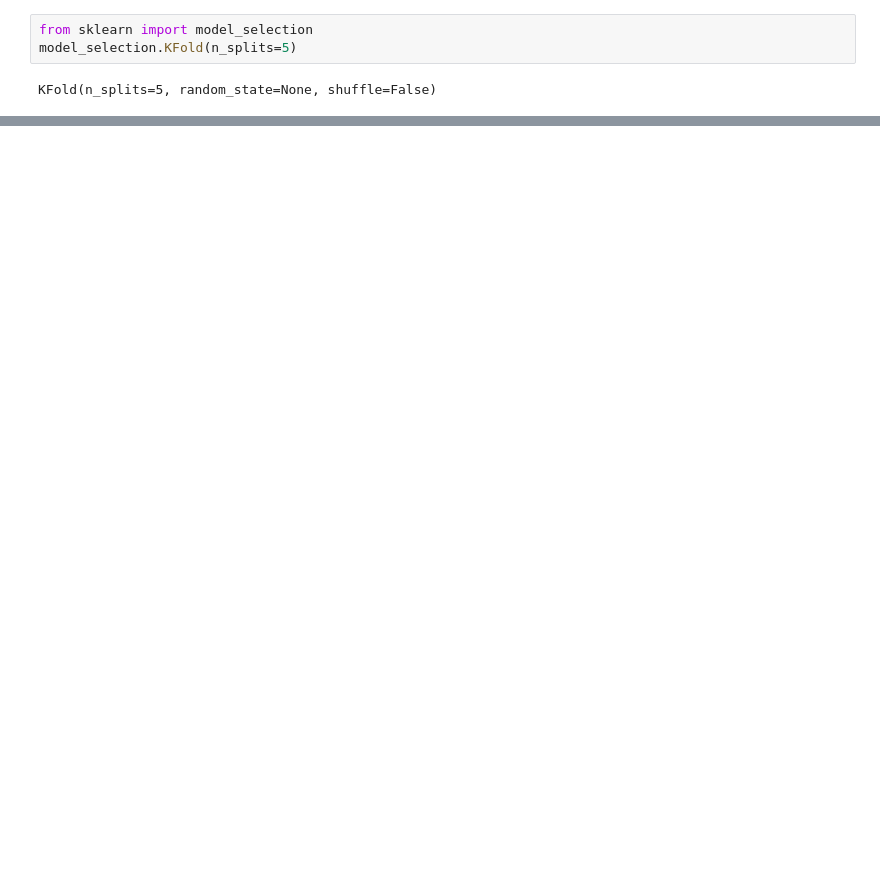
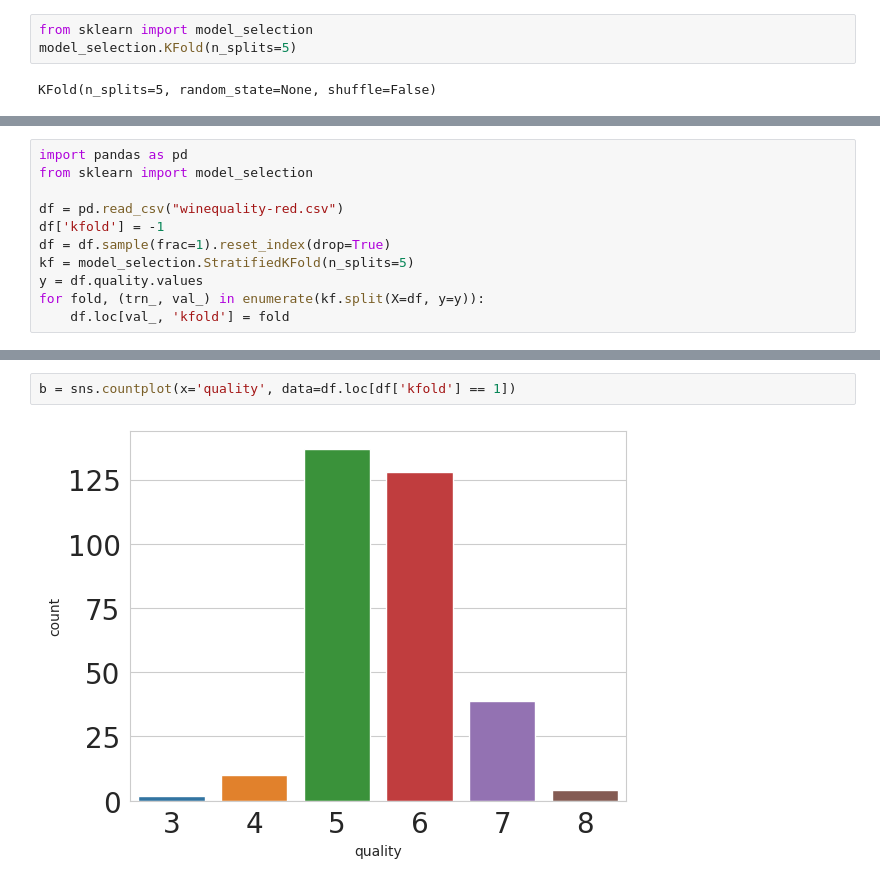
Before and after one commit to gavinloverqq/Exercise, a Jupyter notebook: AAAMLP/c1.ipynb, the cells around one changed output, grey strips where cells are left out. Saved outputs shown, nothing was run; the diff lists cells and outputs as text; blank space fills up the shorter version.

```diff
--- a/AAAMLP/c1.ipynb
+++ b/AAAMLP/c1.ipynb
@@ -280,0 +317,11 @@ aaa
+# %%
+import pandas as pd
+from sklearn import model_selection
+
+df = pd.read_csv("winequality-red.csv")
+df['kfold'] = -1
+df = df.sample(frac=1).reset_index(drop=True)
+kf = model_selection.StratifiedKFold(n_splits=5)
+y = df.quality.values
+for fold, (trn_, val_) in enumerate(kf.split(X=df, y=y)):
+    df.loc[val_, 'kfold'] = fold
@@ -280,0 +366,4 @@ aaa
+# %%
+b = sns.countplot(x='quality', data=df.loc[df['kfold'] == 1])
+# %% [output]
+[figure, added]
```
Also changed, not shown: parts of 11 cells of this notebook.
